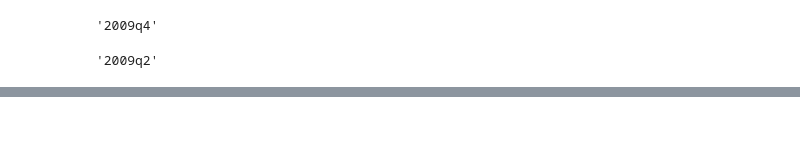
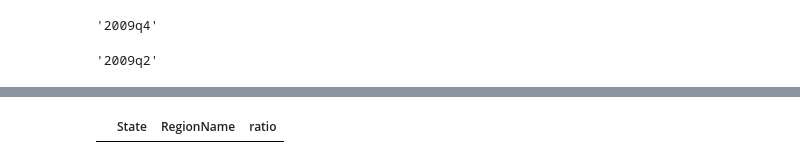
Before and after one commit to musid/Introduction-to-Data-Science-in-Python, a Jupyter notebook: Assignment 4.ipynb, the cells around one changed output, grey strips where cells are left out. Cells and saved outputs as stored; diff of their text form; code cells hidden in the pictures; blank space fills up the shorter version.

Commit message:
All functions tested. Only final function ttest left

```diff
--- a/Assignment 4.ipynb
+++ b/Assignment 4.ipynb
@@ -45,7 +45,7 @@ def get_list_of_university_towns():
     2. For "RegionName", when applicable, removing every character from " (" to the end.
     3. Depending on how you read the data, you may need to remove newline character '\n'. '''
 
-    f = open('university_towns.txt', "r")
+    f = open('../university_towns.txt', "r")
     # use readlines to read all lines in the file
     # The variable "lines" is a list containing all lines in the file
     data = f.readlines()
@@ -115,7 +117,7 @@ get_recession_start()
 def get_recession_end():
     '''Returns the year and quarter of the recession end time as a
     string value in a format such as 2005q3'''
-    gdp=pd.read_excel('gdplev.xls',skiprows=8,header=None,usecols='E,G',names=['Quarter','GDP'])
+    gdp=pd.read_excel('../gdplev.xls',skiprows=8,header=None,usecols='E,G',names=['Quarter','GDP'])
     gdp=gdp.iloc[gdp[gdp['Quarter']=='2000q1'].index.tolist()[0]:].reset_index().drop('index',axis=1)
 
     rec_start=get_recession_start()
@@ -135,18 +137,17 @@ get_recession_end()
 def get_recession_bottom():
     '''Returns the year and quarter of the recession bottom time as a
     string value in a format such as 2005q3'''
-    gdp=pd.read_excel('gdplev.xls',skiprows=8,header=None,usecols='E,G',names=['Quarter','GDP'])
+    gdp=pd.read_excel('../gdplev.xls',skiprows=8,header=None,usecols='E,G',names=['Quarter','GDP'])
     gdp=gdp.iloc[gdp[gdp['Quarter']=='2000q1'].index.tolist()[0]:].reset_index().drop('index',axis=1)
 
     rec_start=get_recession_start()
     rec_end=get_recession_end()
     start=gdp[gdp['Quarter']==rec_start].index.tolist()[0]
     end=gdp[gdp['Quarter']==rec_end].index.tolist()[0]
-    rec_bottom=start
-    for i in range(start+1,end+1):
-        if gdp.iloc[i,1]<gdp.iloc[i-1,1]:
-            rec_bottom=gdp.iloc[i,0]
-    return rec_bottom
+    gdp=gdp.iloc[start:end+1].reset_index().drop('index',axis=1)
+#     print(gdp)
+#     print(gdp['GDP'].idxmin())
+    return gdp.iloc[gdp['GDP'].idxmin(),0]
 get_recession_bottom()
 # %% [output]
 '2009q2'
@@ -167,17 +196,26 @@ def convert_housing_data_to_quarters():
 # %%
 def run_ttest():
     '''First creates new data showing the decline or growth of housing prices
     between the recession start and the recession bottom. Then runs a ttest
     comparing the university town values to the non-university towns values,
     return whether the alternative hypothesis (that the two groups are the same)
     is true or not as well as the p-value of the confidence.
 
     Return the tuple (different, p, better) where different=True if the t-test is
     True at a p<0.01 (we reject the null hypothesis), or different=False if
     otherwise (we cannot reject the null hypothesis). The variable p should
     be equal to the exact p value returned from scipy.stats.ttest_ind(). The
     value for better should be either "university town" or "non-university town"
     depending on which has a lower mean price ratio (which is equivilent to a
     reduced market loss).'''
-
-    return "ANSWER"
+    res_start=get_recession_start()
+    res_bottom=get_recession_bottom()
+    housing_data=convert_housing_data_to_quarters()
+    univ_towns=get_list_of_university_towns()
+    housing_data['ratio']=housing_data.loc[:,res_start]/housing_data.loc[:,res_bottom]
+    housing_data=housing_data['ratio']
+    univ_town_data=pd.merge(housing_data.reset_index(),univ_towns,how='inner',on=['State','RegionName'])
+    return univ_town_data
+run_ttest()
+# %% [output]
+|  | State | RegionName | ratio |
```
Also changed, not shown: parts of 2 cells of this notebook.
